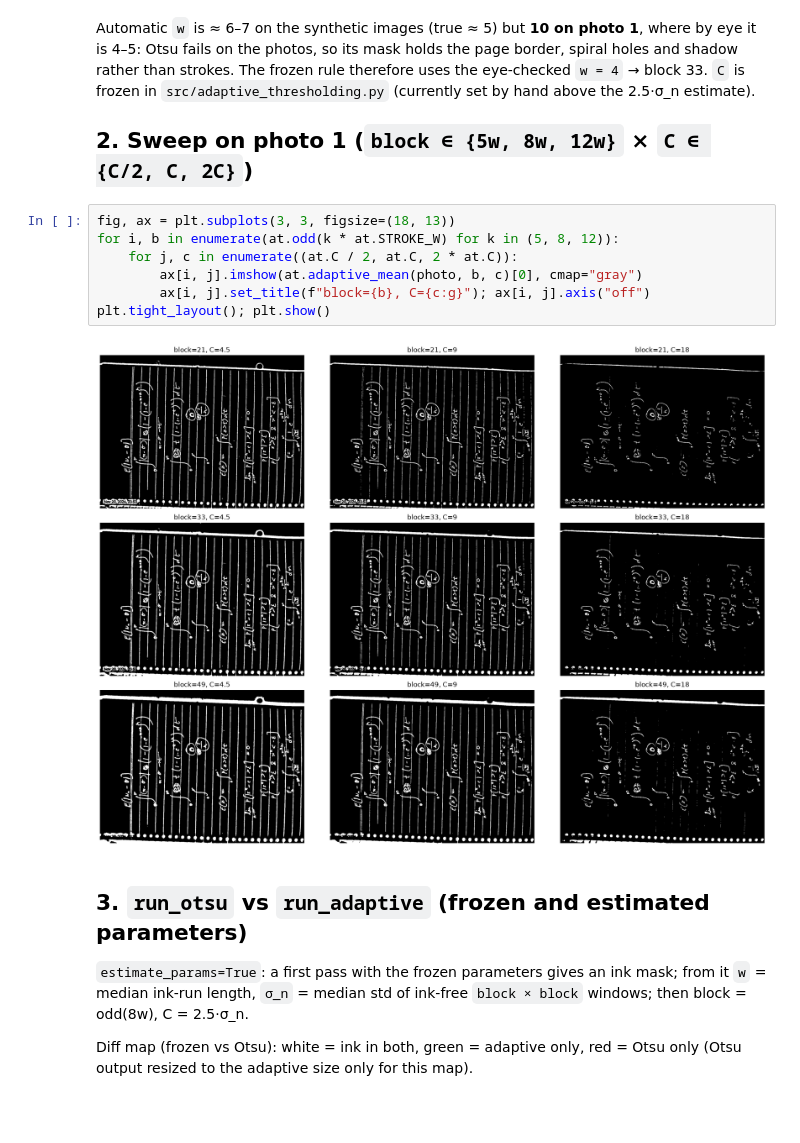
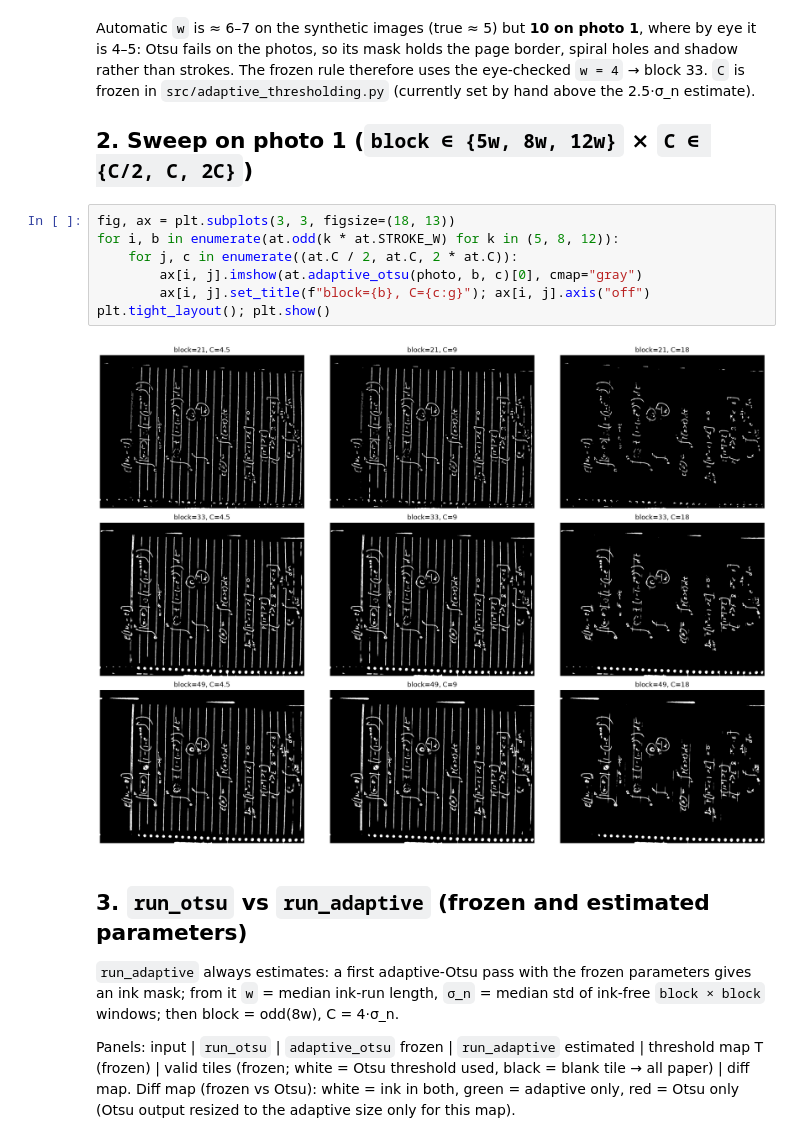
Before and after one commit to dgupta20104/e9-241-dip-project, a Jupyter notebook: notebooks/02_adaptive_thresholding.ipynb, the cells around one changed output. Drawn from its saved outputs; the diff is of its cells as text; blank space fills up the shorter version.

```diff
--- a/notebooks/02_adaptive_thresholding.ipynb
+++ b/notebooks/02_adaptive_thresholding.ipynb
@@ -65,17 +69,18 @@ Automatic `w` is ≈ 6–7 on the synthetic images (true ≈ 5) but **10 on phot
 # %%
 fig, ax = plt.subplots(3, 3, figsize=(18, 13))
 for i, b in enumerate(at.odd(k * at.STROKE_W) for k in (5, 8, 12)):
     for j, c in enumerate((at.C / 2, at.C, 2 * at.C)):
-        ax[i, j].imshow(at.adaptive_mean(photo, b, c)[0], cmap="gray")
+        ax[i, j].imshow(at.adaptive_otsu(photo, b, c)[0], cmap="gray")
         ax[i, j].set_title(f"block={b}, C={c:g}"); ax[i, j].axis("off")
 plt.tight_layout(); plt.show()
 # %% [output]
-[figure, old version]
+[figure, new version]
 # %% [markdown]
 ## 3. `run_otsu` vs `run_adaptive` (frozen and estimated parameters)
 
-`estimate_params=True`: a first pass with the frozen parameters gives an ink mask; from it `w` = median ink-run length, `σ_n` = median std of ink-free `block × block` windows; then block = odd(8w), C = 2.5·σ_n.
+`run_adaptive` always estimates: a first adaptive-Otsu pass with the frozen parameters gives an ink mask; from it `w` = median ink-run length, `σ_n` = median std of ink-free `block × block` windows; then block = odd(8w), C = 4·σ_n.
 
+Panels: input | `run_otsu` | `adaptive_otsu` frozen | `run_adaptive` estimated | threshold map T (frozen) | valid tiles (frozen; white = Otsu threshold used, black = blank tile → all paper) | diff map.
 Diff map (frozen vs Otsu): white = ink in both, green = adaptive only, red = Otsu only (Otsu output resized to the adaptive size only for this map).
 # %%
 for name, src in inputs.items():
```
Also changed, not shown: parts of 5 cells of this notebook, 5 other files.
